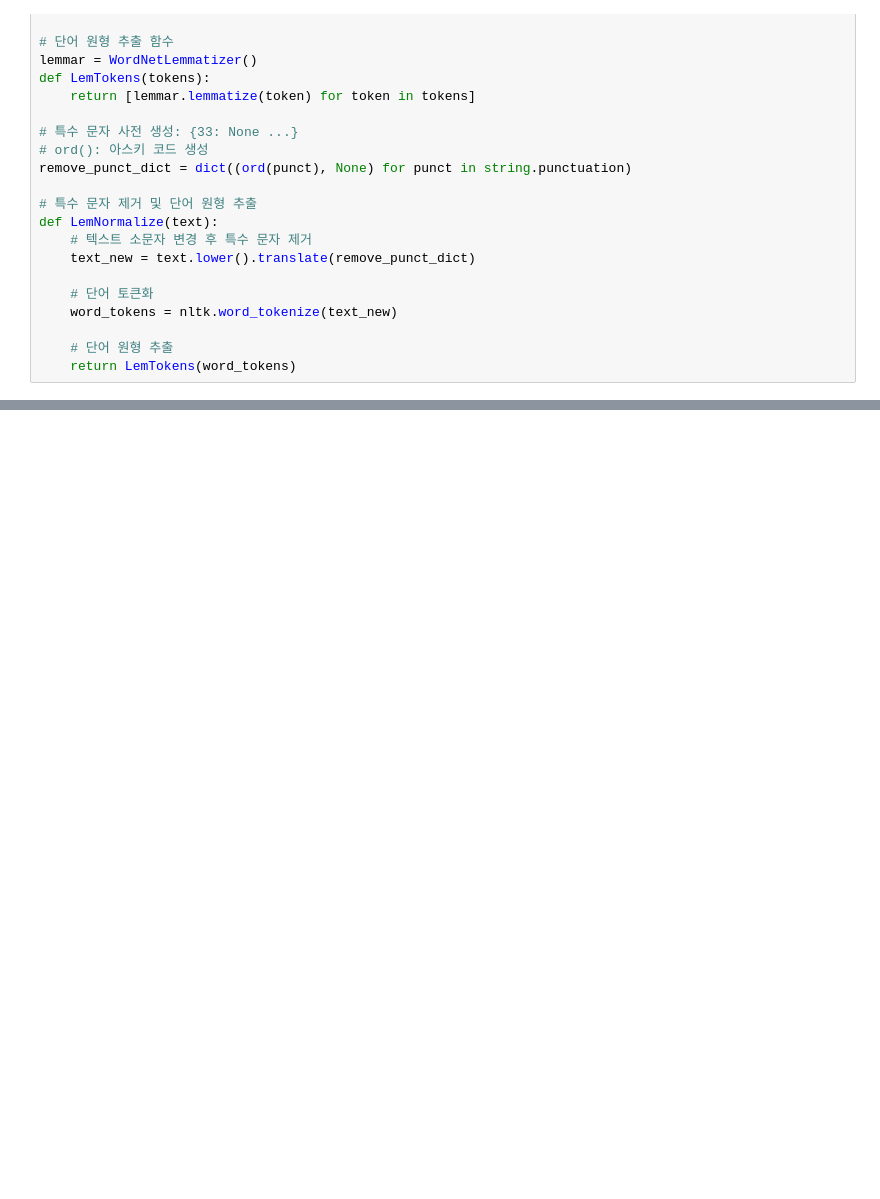
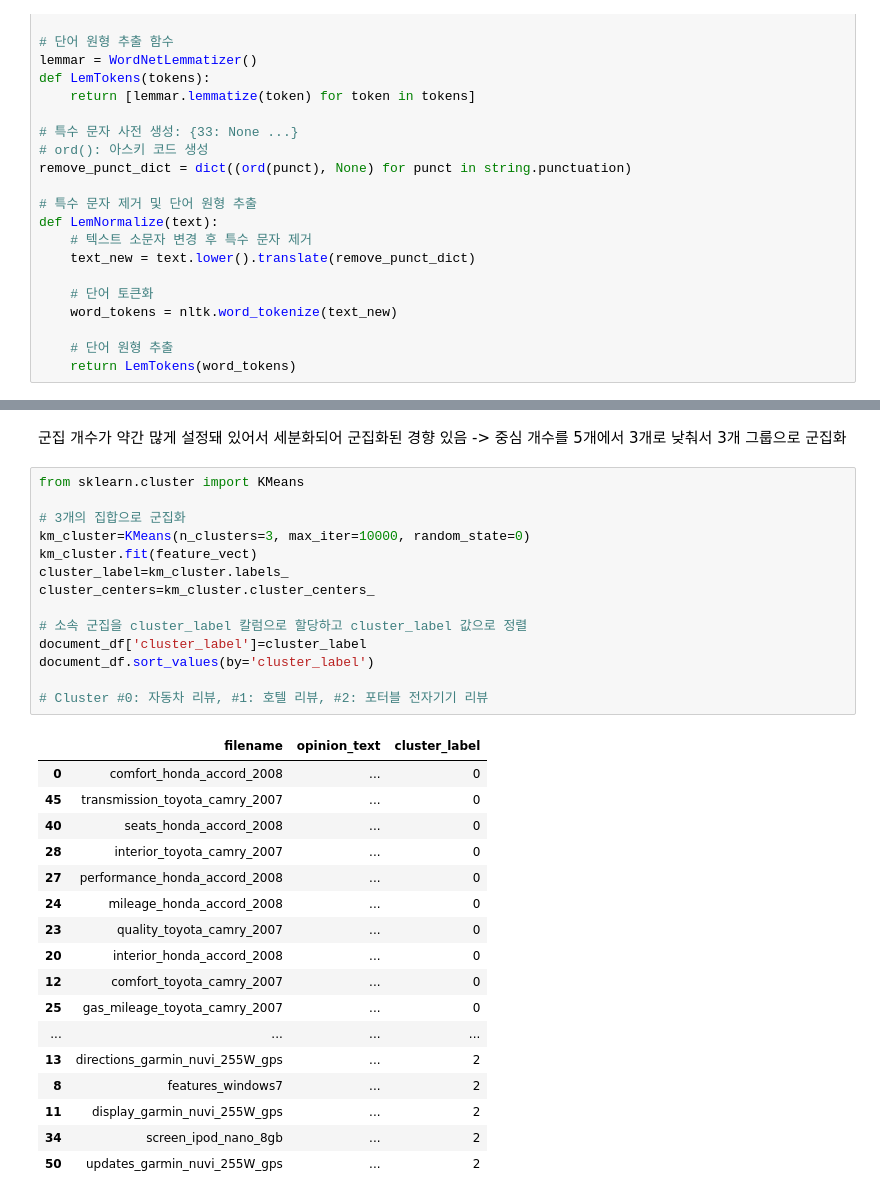
Before and after one commit to JJJJeon/ESAA, a Jupyter notebook: OB_9주차_2.ipynb, the cells around one changed output, grey strips where cells are left out. Cells and saved outputs as stored; diff of their text form; blank space fills up the shorter version.

```diff
--- a/OB_9주차_2.ipynb
+++ b/OB_9주차_2.ipynb
@@ -403,0 +188,34 @@ Logistic Regression 정확도:  0.86186
+# %% [markdown]
+군집 개수가 약간 많게 설정돼 있어서 세분화되어 군집화된 경향 있음 -> 중심 개수를 5개에서 3개로 낮춰서 3개 그룹으로 군집화
+# %%
+from sklearn.cluster import KMeans
+
+# 3개의 집합으로 군집화
+km_cluster=KMeans(n_clusters=3, max_iter=10000, random_state=0)
+km_cluster.fit(feature_vect)
+cluster_label=km_cluster.labels_
+cluster_centers=km_cluster.cluster_centers_
+
+# 소속 군집을 cluster_label 칼럼으로 할당하고 cluster_label 값으로 정렬
+document_df['cluster_label']=cluster_label
+document_df.sort_values(by='cluster_label')
+
+# Cluster #0: 자동차 리뷰, #1: 호텔 리뷰, #2: 포터블 전자기기 리뷰
+# %% [output]
+|  | filename | opinion_text | cluster_label |
+| 0 | comfort_honda_accord_2008 | ... | 0 |
+| 45 | transmission_toyota_camry_2007 | ... | 0 |
+| 40 | seats_honda_accord_2008 | ... | 0 |
+| 28 | interior_toyota_camry_2007 | ... | 0 |
+| 27 | performance_honda_accord_2008 | ... | 0 |
+| 24 | mileage_honda_accord_2008 | ... | 0 |
+| 23 | quality_toyota_camry_2007 | ... | 0 |
+| 20 | interior_honda_accord_2008 | ... | 0 |
+| 12 | comfort_toyota_camry_2007 | ... | 0 |
+| 25 | gas_mileage_toyota_camry_2007 | ... | 0 |
+| ... | ... | ... | ... |
+| 13 | directions_garmin_nuvi_255W_gps | ... | 2 |
+| 8 | features_windows7 | ... | 2 |
+| 11 | display_garmin_nuvi_255W_gps | ... | 2 |
+| 34 | screen_ipod_nano_8gb | ... | 2 |
+| 50 | updates_garmin_nuvi_255W_gps | ... | 2 |
```
Also changed, not shown: parts of 47 cells of this notebook.
